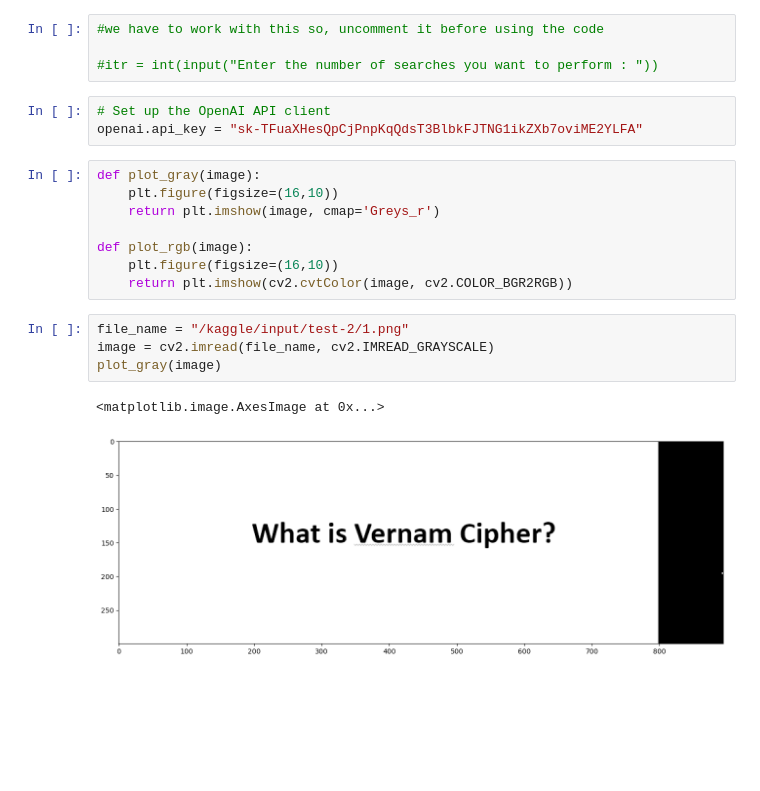
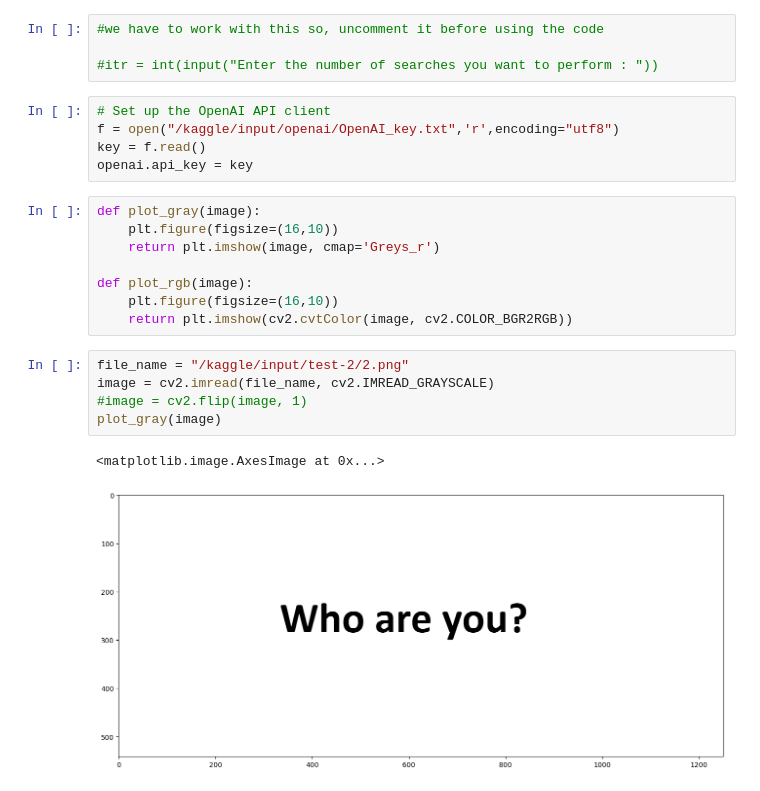
Before and after one commit to ChandaSourav/Lens-Solver, a Jupyter notebook: lens-chatgpt.ipynb, the cells around one changed output. Drawn from its saved outputs; the diff is of its cells as text; blank space fills up the shorter version.

```diff
--- a/lens-chatgpt.ipynb
+++ b/lens-chatgpt.ipynb
@@ -51,7 +55,9 @@ warnings.filterwarnings("ignore")
 #itr = int(input("Enter the number of searches you want to perform : "))
 # %%
 # Set up the OpenAI API client
-openai.api_key = "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"
+f = open("/kaggle/input/openai/OpenAI_key.txt",'r',encoding="utf8")
+key = f.read()
+openai.api_key = key
 # %%
 def plot_gray(image):
     plt.figure(figsize=(16,10))
@@ -61,12 +67,13 @@ def plot_rgb(image):
     plt.figure(figsize=(16,10))
     return plt.imshow(cv2.cvtColor(image, cv2.COLOR_BGR2RGB))
 # %%
-file_name = "/kaggle/input/test-2/1.png"
+file_name = "/kaggle/input/test-2/2.png"
 image = cv2.imread(file_name, cv2.IMREAD_GRAYSCALE)
+#image = cv2.flip(image, 1)
 plot_gray(image)
 # %% [output]
 <matplotlib.image.AxesImage at 0x...>
-[figure, old version]
+[figure, new version]
 # %%
 d = pytesseract.image_to_data(image, output_type=Output.DICT)
 n_boxes = len(d['level'])
```
Also changed, not shown: parts of 6 cells of this notebook.
